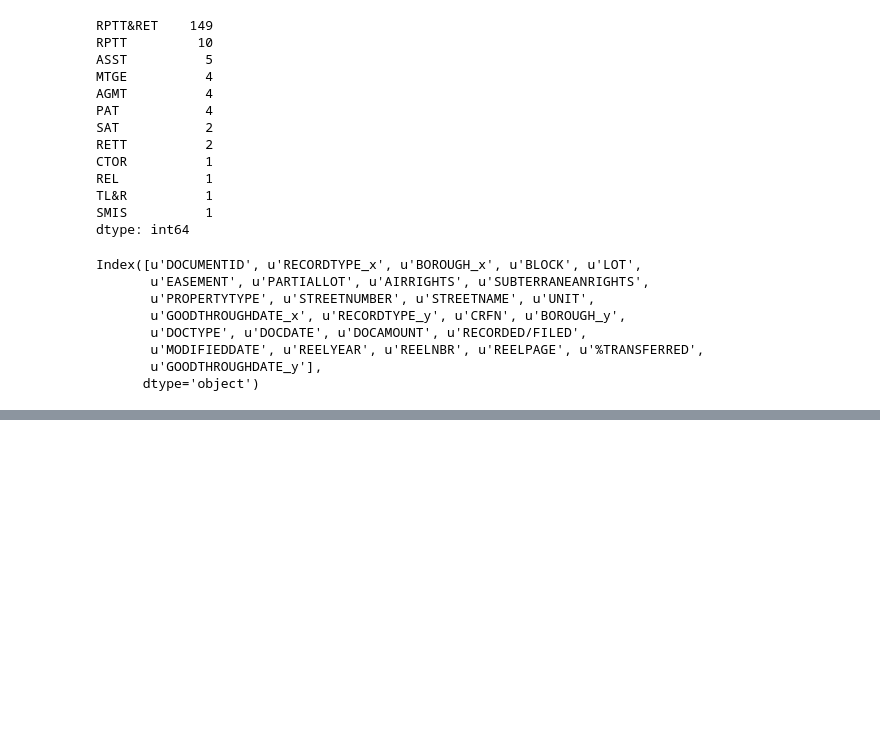
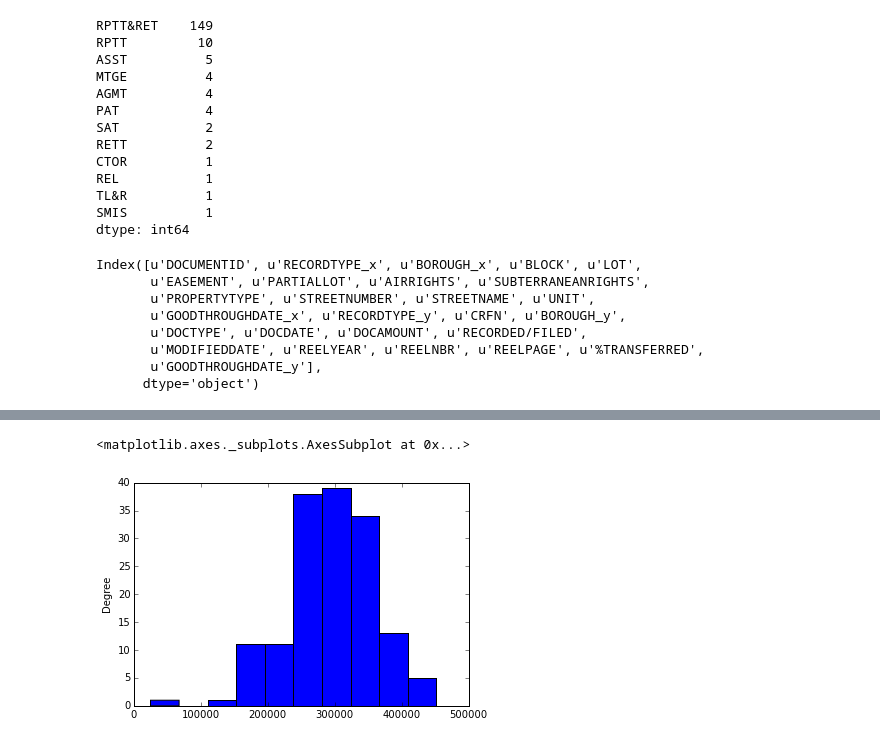
Before and after one commit to Jwerberg/slideruleprojects, a Jupyter notebook: Initial Coop Data Story.ipynb, the cells around one changed output, grey strips where cells are left out. Cells and saved outputs as stored; diff of their text form; code cells hidden in the pictures; blank space fills up the shorter version.

```diff
--- a/Initial Coop Data Story.ipynb
+++ b/Initial Coop Data Story.ipynb
@@ -131 +213,6 @@ Index([u'DOCUMENTID', u'RECORDTYPE_x', u'BOROUGH_x', u'BLOCK', u'LOT',
+# %%
+sales.DOCAMOUNT.plot(kind='hist')
+# %% [output]
+<matplotlib.axes._subplots.AxesSubplot at 0x...>
+[figure, added]
 # %%
```
Also changed, not shown: parts of 14 cells of this notebook.
